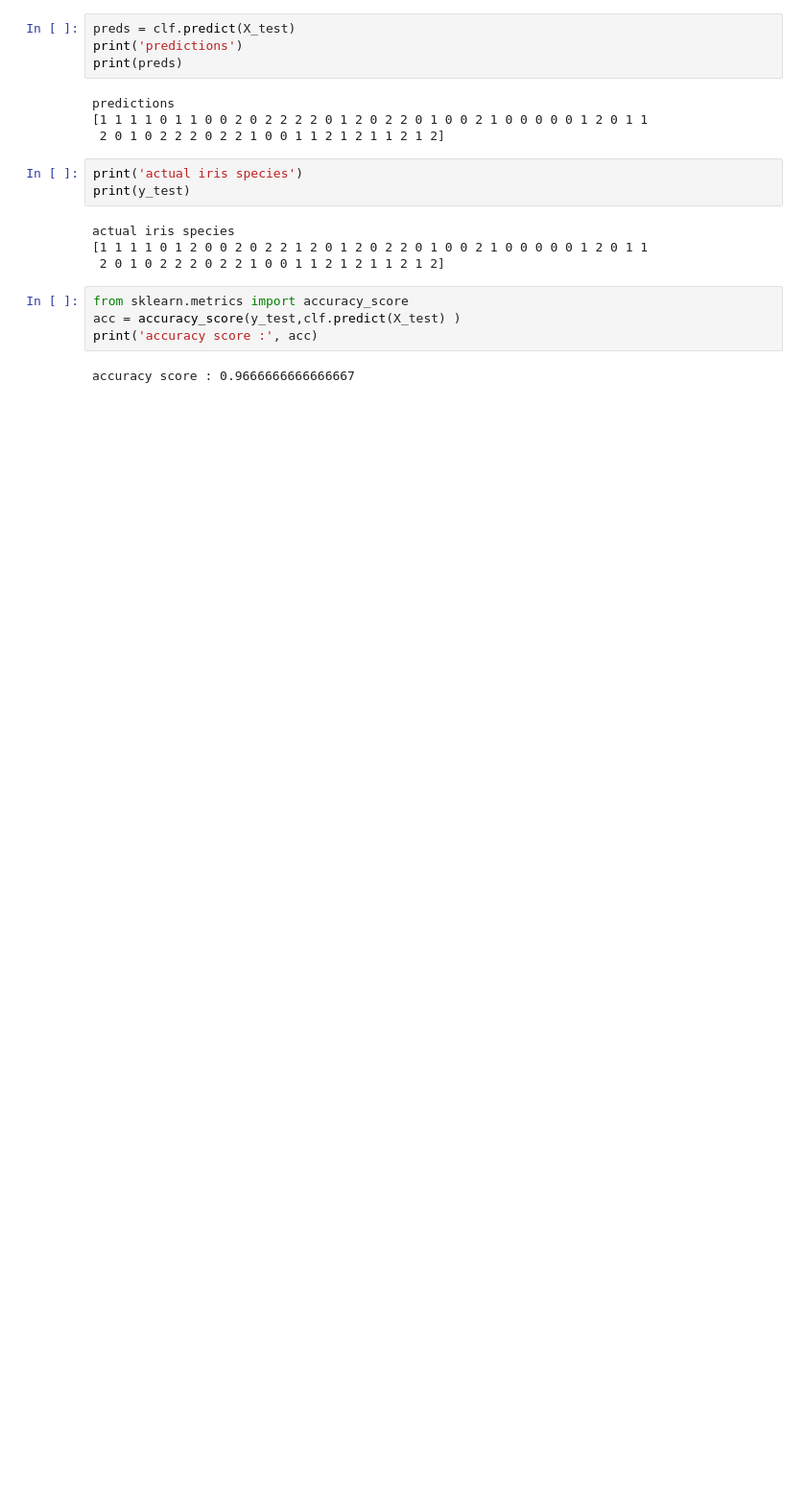
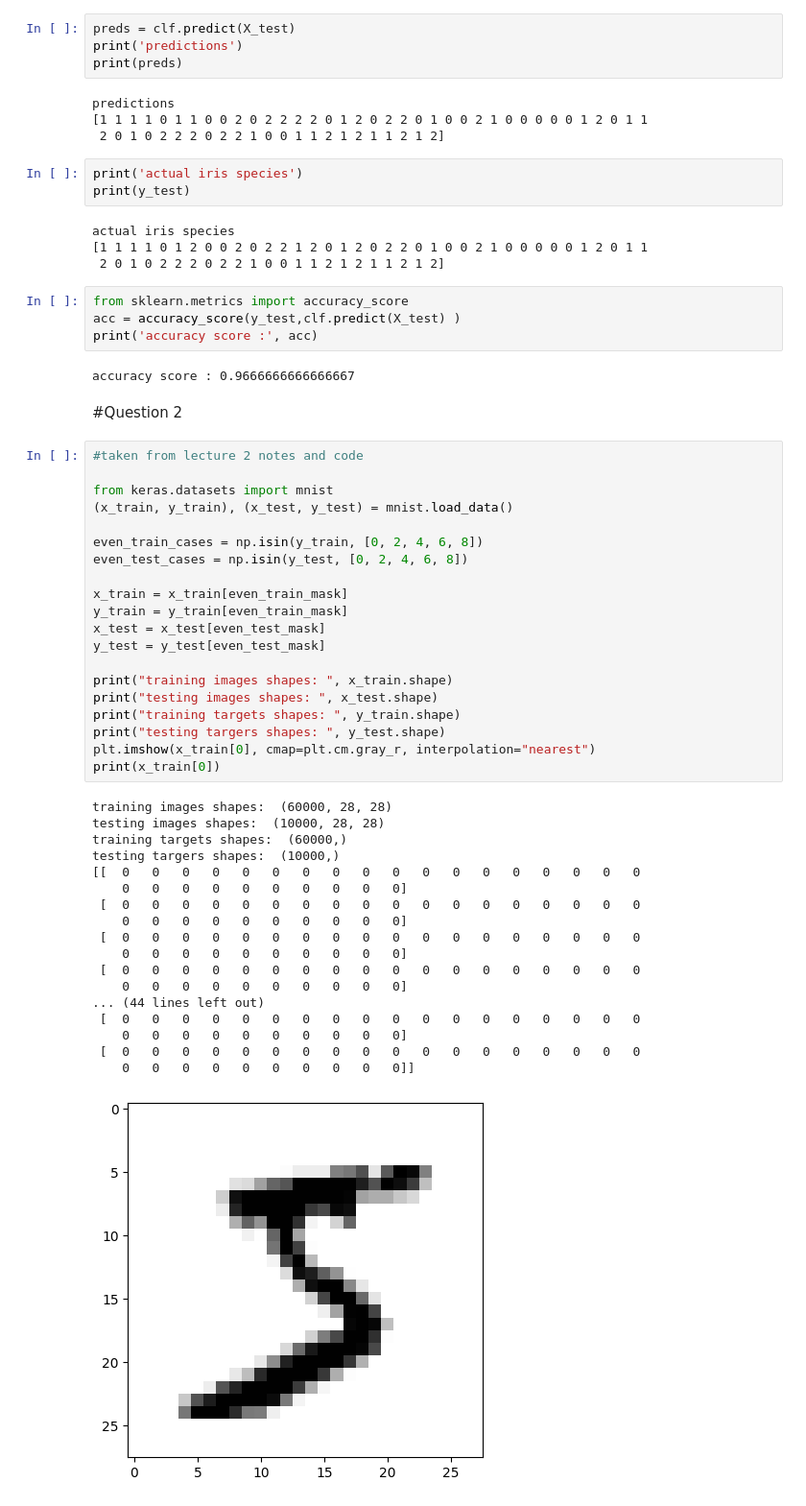
Before and after one commit to morrea1/MANE-4962, a Jupyter notebook: Homework2.ipynb, the cells around one changed output. Shown at 96% size. Saved outputs shown, nothing was run; the diff lists cells and outputs as text; blank space fills up the shorter version.

```diff
--- a/Homework2.ipynb
+++ b/Homework2.ipynb
@@ -79,3 +79,44 @@ acc = accuracy_score(y_test,clf.predict(X_test) )
 print('accuracy score :', acc)
 # %% [output]
 accuracy score : 0.9666666666666667
+# %% [markdown]
+#Question 2
+# %%
+#taken from lecture 2 notes and code
+
+from keras.datasets import mnist
+(x_train, y_train), (x_test, y_test) = mnist.load_data()
+
+even_train_cases = np.isin(y_train, [0, 2, 4, 6, 8])
+even_test_cases = np.isin(y_test, [0, 2, 4, 6, 8])
+
+x_train = x_train[even_train_mask]
+y_train = y_train[even_train_mask]
+x_test = x_test[even_test_mask]
+y_test = y_test[even_test_mask]
+
+print("training images shapes: ", x_train.shape)
+print("testing images shapes: ", x_test.shape)
+print("training targets shapes: ", y_train.shape)
+print("testing targers shapes: ", y_test.shape)
+plt.imshow(x_train[0], cmap=plt.cm.gray_r, interpolation="nearest")
+print(x_train[0])
+# %% [output]
+training images shapes:  (60000, 28, 28)
+testing images shapes:  (10000, 28, 28)
+training targets shapes:  (60000,)
+testing targers shapes:  (10000,)
+[[  0   0   0   0   0   0   0   0   0   0   0   0   0   0   0   0   0   0
+    0   0   0   0   0   0   0   0   0   0]
+ [  0   0   0   0   0   0   0   0   0   0   0   0   0   0   0   0   0   0
+    0   0   0   0   0   0   0   0   0   0]
+ [  0   0   0   0   0   0   0   0   0   0   0   0   0   0   0   0   0   0
+    0   0   0   0   0   0   0   0   0   0]
+ [  0   0   0   0   0   0   0   0   0   0   0   0   0   0   0   0   0   0
+    0   0   0   0   0   0   0   0   0   0]
+... (44 lines left out)
+ [  0   0   0   0   0   0   0   0   0   0   0   0   0   0   0   0   0   0
+    0   0   0   0   0   0   0   0   0   0]
+ [  0   0   0   0   0   0   0   0   0   0   0   0   0   0   0   0   0   0
+    0   0   0   0   0   0   0   0   0   0]]
+[figure, added]
```
Also changed, not shown: parts of 3 cells of this notebook.
